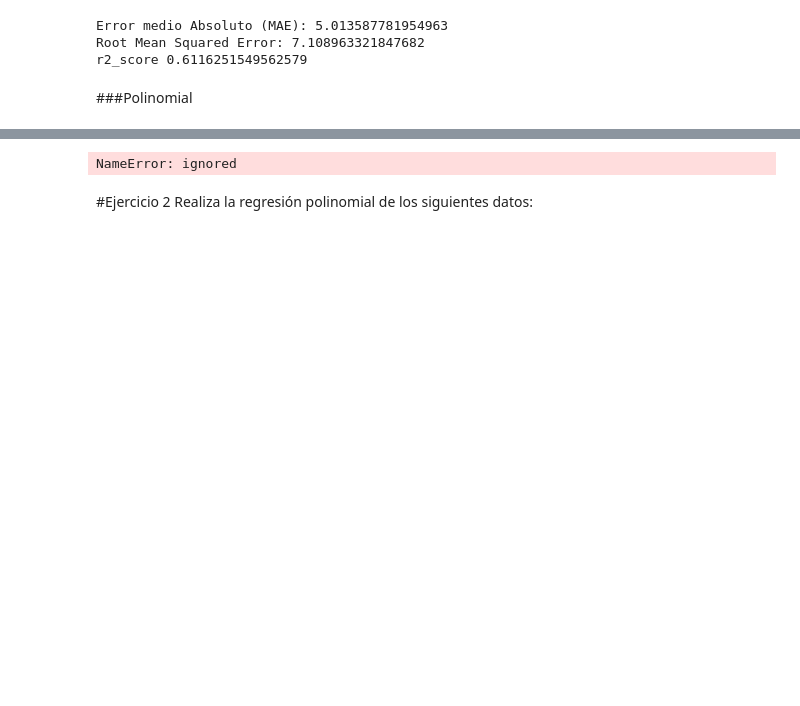
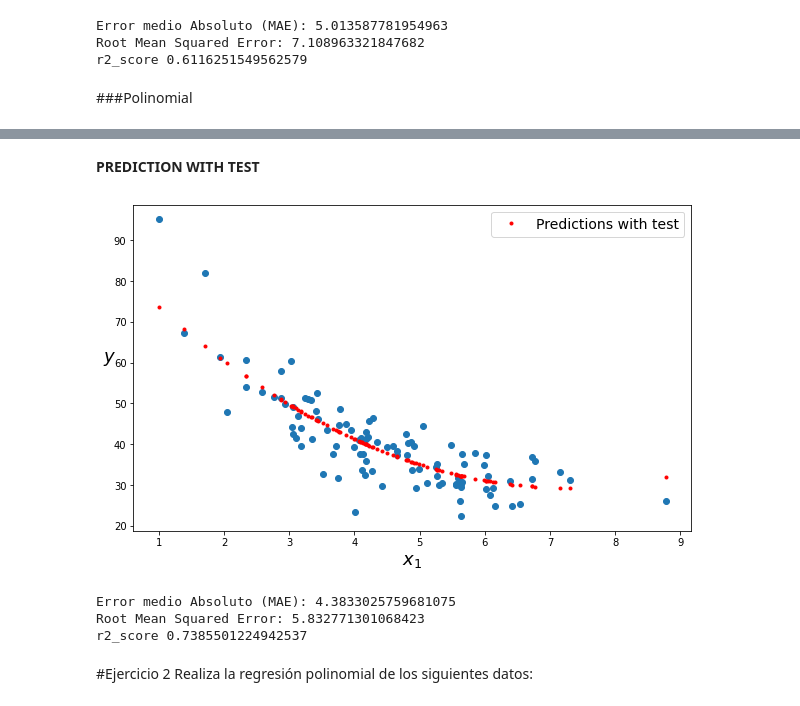
Before and after one commit to PosgradoMNA/actividades-de-aprendizaje-rafaelsangarcia, a Jupyter notebook: Semana9/Actividad/Regresion_lineal_polinomial_A01182780.ipynb, the cells around one changed output, grey strips where cells are left out. Drawn from its saved outputs; the diff is of its cells as text; code cells hidden in the pictures; blank space fills up the shorter version.

```diff
--- a/Semana9/Actividad/Regresion_lineal_polinomial_A01182780.ipynb
+++ b/Semana9/Actividad/Regresion_lineal_polinomial_A01182780.ipynb
@@ -405,12 +451,29 @@ r2_score 0.6116251549562579
+# %% [markdown]
+**PREDICTION WITH TEST**
+# %%
+X_test_poly = poly_features.transform(X_test)
+yhat_poly = lin_reg.predict(X_test_poly)
+
+plt.figure(figsize=(10, 6))
+plt.scatter(X_test, y_test)
+plt.plot(X_test, yhat_poly, "r.",linewidth=2, label="Predictions with test")
+plt.xlabel("$x_1$", fontsize=18)
+plt.ylabel("$y$", rotation=0, fontsize=18)
+plt.legend(loc="upper right", fontsize=14)
+plt.show()
+# %% [output]
+[figure, added]
 # %%
 from sklearn import metrics
 from sklearn.metrics import r2_score
 
-print('Error medio Absoluto (MAE):', metrics.mean_absolute_error(y, y_pred))
-print('Root Mean Squared Error:', np.sqrt(metrics.mean_squared_error(y, y_pred)))
-print('r2_score',r2_score(y, y_pred))
+print('Error medio Absoluto (MAE):', metrics.mean_absolute_error(y_test, yhat_poly))
+print('Root Mean Squared Error:', np.sqrt(metrics.mean_squared_error(y_test, yhat_poly)))
+print('r2_score',r2_score(y_test, yhat_poly))
 # %% [output]
-NameError: ignored
+Error medio Absoluto (MAE): 4.3833025759681075
+Root Mean Squared Error: 5.832771301068423
+r2_score 0.7385501224942537
 # %% [markdown]
 #Ejercicio 2
 Realiza la regresión polinomial de los siguientes datos:
```
Also changed, not shown: parts of 20 cells of this notebook.
